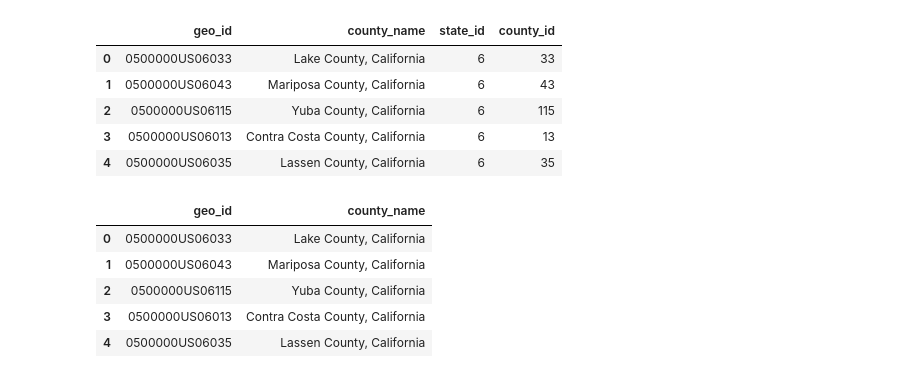
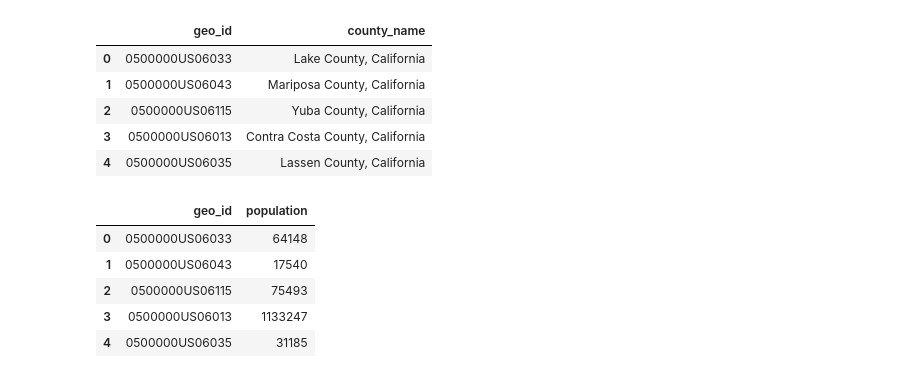
Before and after one commit to sloth143chunk/Internet_Access_Analysis, a Jupyter notebook: notebook/merged_internet_access_df.ipynb, the cells around one changed output. Saved outputs shown, nothing was run; the diff lists cells and outputs as text; code cells hidden in the pictures.

```diff
--- a/notebook/merged_internet_access_df.ipynb
+++ b/notebook/merged_internet_access_df.ipynb
@@ -9,24 +9,26 @@ import sklearn
 from sklearn.linear_model import LinearRegression
 from sklearn.preprocessing import scale
 # %%
-# Import our input dataset
+# Import county csv dataset and drop unnecessary columns
 county_df = pd.read_csv("../resources/census_api/county.csv")
+county_df.drop(['county_id', 'state_id'], axis=1, inplace=True)
 county_df.head()
 # %% [output]
-|  | geo_id | county_name | state_id | county_id |
-| 0 | 0500000US06033 | Lake County, California | 6 | 33 |
-| 1 | 0500000US06043 | Mariposa County, California | 6 | 43 |
-| 2 | 0500000US06115 | Yuba County, California | 6 | 115 |
-| 3 | 0500000US06013 | Contra Costa County, California | 6 | 13 |
-| 4 | 0500000US06035 | Lassen County, California | 6 | 35 |
+|  | geo_id | county_name |
+| 0 | 0500000US06033 | Lake County, California |
+| 1 | 0500000US06043 | Mariposa County, California |
+| 2 | 0500000US06115 | Yuba County, California |
+| 3 | 0500000US06013 | Contra Costa County, California |
+| 4 | 0500000US06035 | Lassen County, California |
 # %%
-# Drop unnecessary columns
-county_df.drop(['county_id', 'state_id'], axis=1, inplace=True)
-county_df.head()
+# Import population csv and drop unnecessary columns
+population_df = pd.read_csv("../resources/census_api/census_population_data.csv")
+population_df.drop(['county_name', 'county_id', 'state_id'], axis=1, inplace=True)
+population_df.head()
 # %% [output]
-|  | geo_id | county_name |
-| 0 | 0500000US06033 | Lake County, California |
-| 1 | 0500000US06043 | Mariposa County, California |
-| 2 | 0500000US06115 | Yuba County, California |
-| 3 | 0500000US06013 | Contra Costa County, California |
-| 4 | 0500000US06035 | Lassen County, California |
+|  | geo_id | population |
+| 0 | 0500000US06033 | 64148 |
+| 1 | 0500000US06043 | 17540 |
+| 2 | 0500000US06115 | 75493 |
+| 3 | 0500000US06013 | 1133247 |
+| 4 | 0500000US06035 | 31185 |
```
Also changed, not shown: parts of 24 cells of this notebook.
